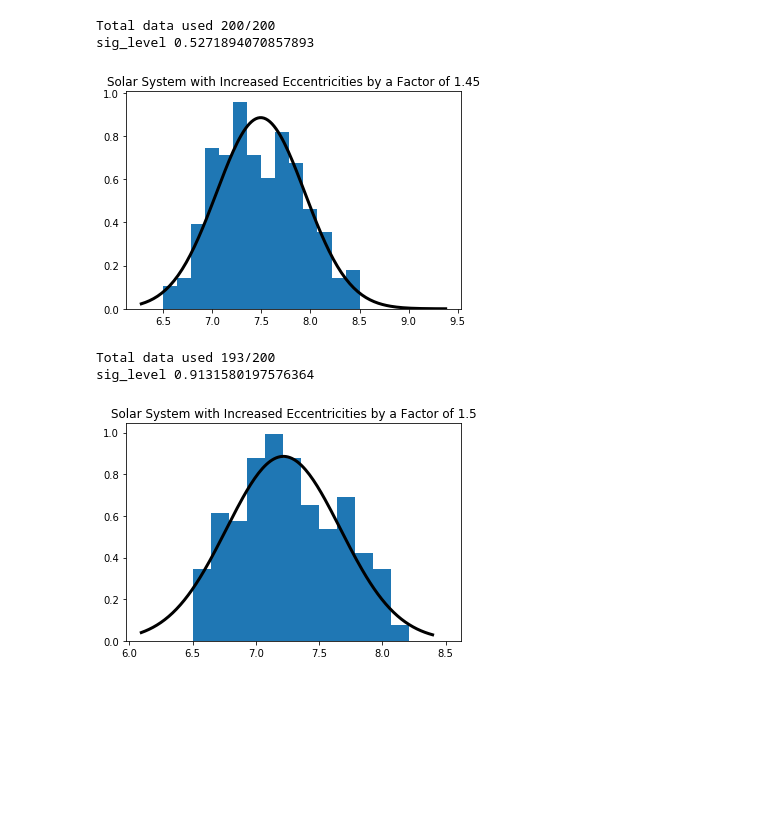
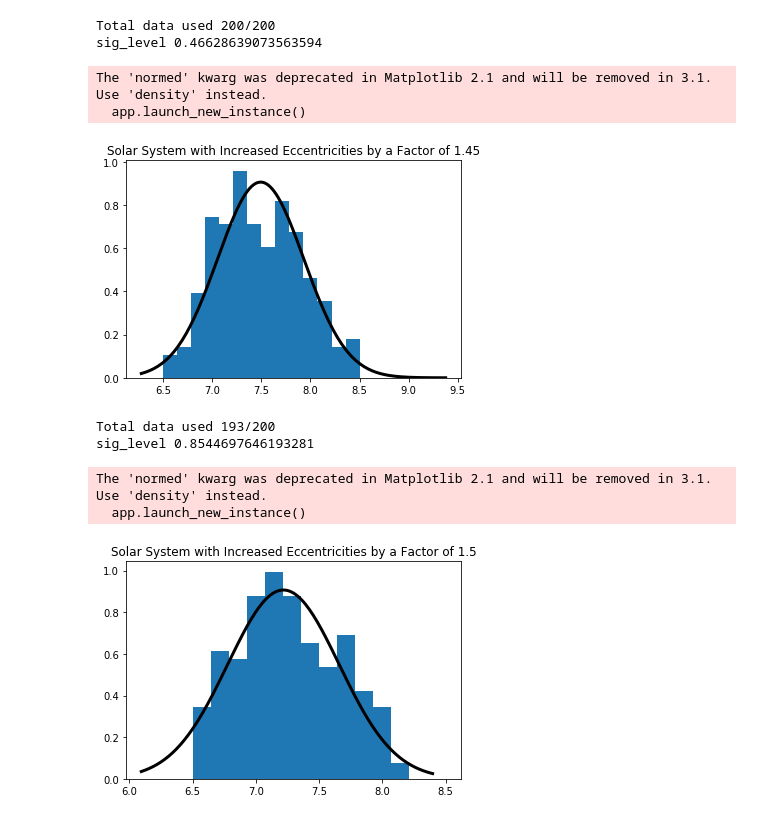
Before and after one commit to Naireen/StabilitySetImage, a Jupyter notebook: Analysis/Solar_System_Gaussian_Fits.ipynb, the cells around one changed output. Saved outputs shown, nothing was run; the diff lists cells and outputs as text; code cells hidden in the pictures; blank space fills up the shorter version.

Commit message:
updated figures 3 and 4

```diff
--- a/Analysis/Solar_System_Gaussian_Fits.ipynb
+++ b/Analysis/Solar_System_Gaussian_Fits.ipynb
@@ -11,7 +11,7 @@ from scipy.stats import anderson_ksamp, ks_2samp, shapiro
 from scipy.optimize import curve_fit
 %matplotlib inline
 # %%
-def plot_dists(efac, bins = [None], stat_tests=False):
+def plot_dists(efac, bins = [None], stat_tests=False, plot_gaussian = True):
     #efac = 1.45
     data = pd.read_csv("../csvs/other/solar_{0}_1e9_200.csv".format(efac), index_col=0)
     times = data["t"].values
@@ -25,42 +25,48 @@ def plot_dists(efac, bins = [None], stat_tests=False):
     print("Total data used {0}/{1}".format(final, total))
     if bins[0] == None:
         plt.hist(valid_times, normed = 1)
     else:
         plt.hist(valid_times, normed = 1, bins = bins)
     #plt.axvline(np.log10(5000000000))
 
     plt.title("Solar System with Increased Eccentricities by a Factor of {0}".format(efac) )
     mu_fit, sig_fit =  norm.fit(valid_times)
 
     # mean sigma from non resonant systems
-    rv = norm(loc = mu_fit, scale = 0.4504391160881758)
+    rv = norm(loc = mu_fit, scale = 0.44)
     x= np.linspace(valid_times.min() - 0.25, valid_times.max()+0.25, 150)
-    plt.plot(x, rv.pdf(x), linewidth = 3, color = "black")
+
+    if plot_gaussian:
+        plt.plot(x, rv.pdf(x), linewidth = 3, color = "black")
 
     #determine significance of gaussain fit
     np.random.seed(0)
-    test = np.random.normal(loc=mu_fit, scale=0.4504391160881758, size = valid_times.shape[0])
+    test = np.random.normal(loc=mu_fit, scale=0.44, size = valid_times.shape[0])
     #plt.figure()
     #plt.hist(test)
     #plt.hist(valid_times)
     if stat_tests:
         try:
             statistic, p_val = ks_2samp(times, test)
         except:
             statistic, p_val = 0,0
         print("sig_level", p_val)
 
 #plot_dists(1.45)
 bins = np.linspace(6.5, 8.5, 15)
 plot_dists(1.45, bins = bins, stat_tests=True)
 # %% [output]
 Total data used 200/200
-sig_level 0.5271894070857893
+sig_level 0.46628639073563594
+The 'normed' kwarg was deprecated in Matplotlib 2.1 and will be removed in 3.1. Use 'density' instead.
+  app.launch_new_instance()
-[figure, old version]
+[figure, new version]
 # %%
 bins = np.linspace(6.5, 8.5, 15)
 plot_dists(1.5, bins = bins, stat_tests=True)
 # %% [output]
 Total data used 193/200
-sig_level 0.9131580197576364
+sig_level 0.8544697646193281
+The 'normed' kwarg was deprecated in Matplotlib 2.1 and will be removed in 3.1. Use 'density' instead.
+  app.launch_new_instance()
-[figure, old version]
+[figure, new version]
```
Also changed, not shown: parts of 1 cell of this notebook, 5 other files.
